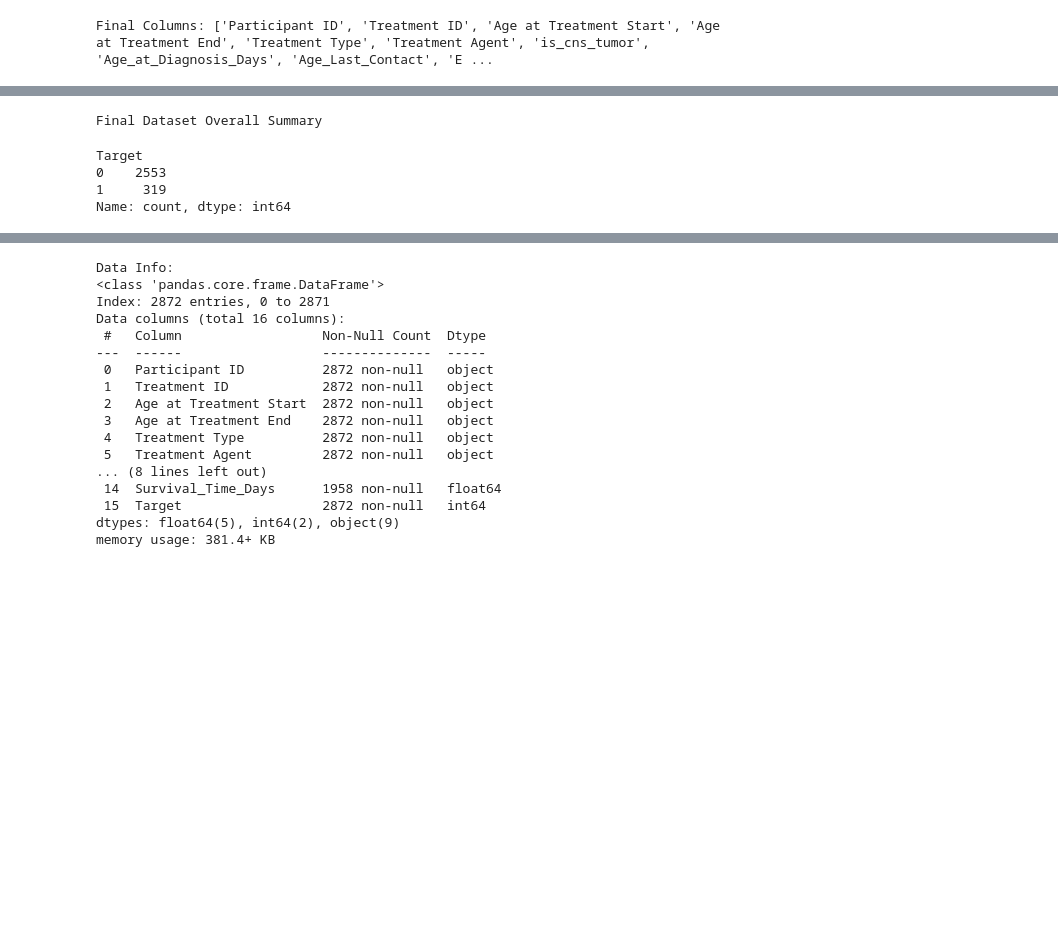
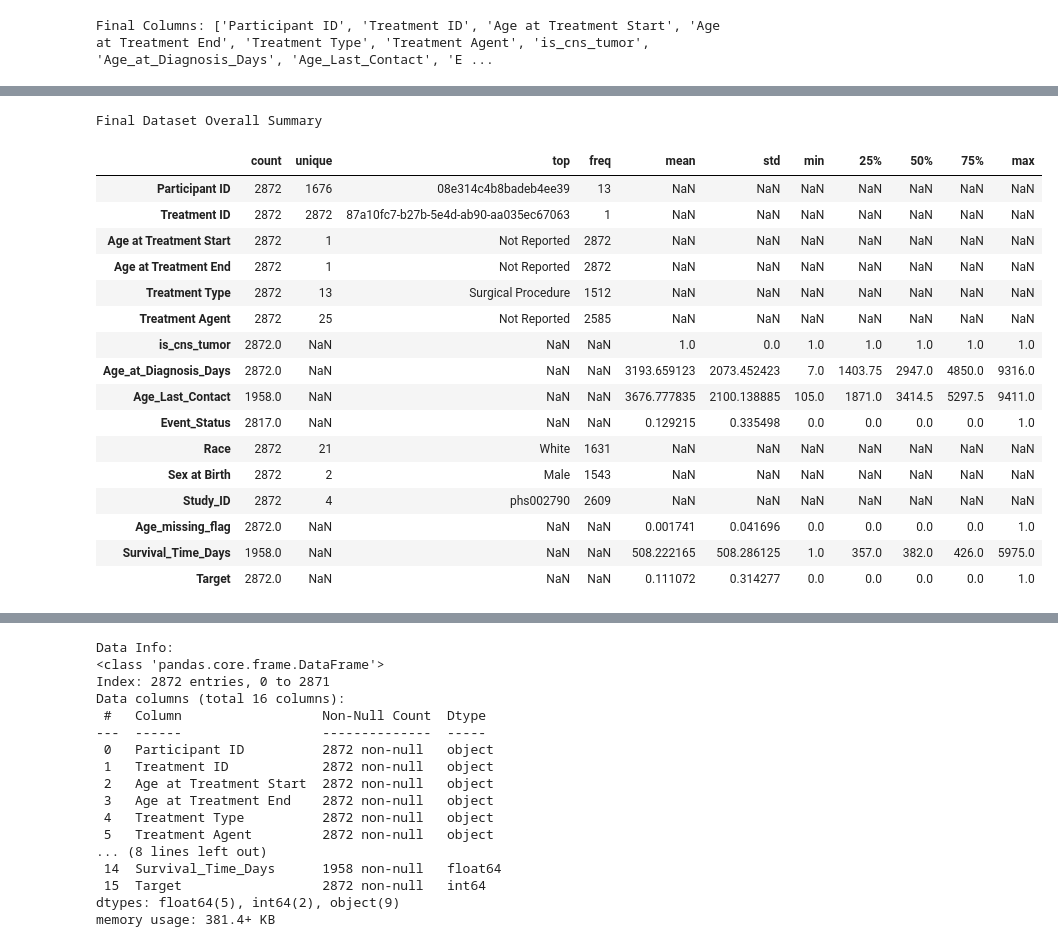
Before and after one commit to qthompsongit/final_project_bayesian, a Jupyter notebook: notebooks/qthompson_data_synth_and_bayesnet.ipynb, the cells around one changed output, grey strips where cells are left out. Saved outputs shown, nothing was run; the diff lists cells and outputs as text; code cells hidden in the pictures; blank space fills up the shorter version.

```diff
--- a/notebooks/qthompson_data_synth_and_bayesnet.ipynb
+++ b/notebooks/qthompson_data_synth_and_bayesnet.ipynb
@@ -132,11 +149,22 @@ Final Columns: ['Participant ID', 'Treatment ID', 'Age at Treatment Start', 'Age
 # %%
 print("Final Dataset Overall Summary")
-df_final_bayeswork.describe(include='all')
-
-df_final_bayeswork['Target'].value_counts()
+df_final_bayeswork.describe(include='all').T
 # %% [output]
 Final Dataset Overall Summary
-Target
-0    2553
-1     319
-Name: count, dtype: int64
+|  | count | unique | top | freq | mean | std | min | 25% | 50% | 75% | max |
+| Participant ID | 2872 | 1676 | 08e314c4b8badeb4ee39 | 13 | NaN | NaN | NaN | NaN | NaN | NaN | NaN |
+| Treatment ID | 2872 | 2872 | 87a10fc7-b27b-5e4d-ab90-aa035ec67063 | 1 | NaN | NaN | NaN | NaN | NaN | NaN | NaN |
+| Age at Treatment Start | 2872 | 1 | Not Reported | 2872 | NaN | NaN | NaN | NaN | NaN | NaN | NaN |
+| Age at Treatment End | 2872 | 1 | Not Reported | 2872 | NaN | NaN | NaN | NaN | NaN | NaN | NaN |
+| Treatment Type | 2872 | 13 | Surgical Procedure | 1512 | NaN | NaN | NaN | NaN | NaN | NaN | NaN |
+| Treatment Agent | 2872 | 25 | Not Reported | 2585 | NaN | NaN | NaN | NaN | NaN | NaN | NaN |
+| is_cns_tumor | 2872.0 | NaN | NaN | NaN | 1.0 | 0.0 | 1.0 | 1.0 | 1.0 | 1.0 | 1.0 |
+| Age_at_Diagnosis_Days | 2872.0 | NaN | NaN | NaN | 3193.659123 | 2073.452423 | 7.0 | 1403.75 | 2947.0 | 4850.0 | 9316.0 |
+| Age_Last_Contact | 1958.0 | NaN | NaN | NaN | 3676.777835 | 2100.138885 | 105.0 | 1871.0 | 3414.5 | 5297.5 | 9411.0 |
+| Event_Status | 2817.0 | NaN | NaN | NaN | 0.129215 | 0.335498 | 0.0 | 0.0 | 0.0 | 0.0 | 1.0 |
+| Race | 2872 | 21 | White | 1631 | NaN | NaN | NaN | NaN | NaN | NaN | NaN |
+| Sex at Birth | 2872 | 2 | Male | 1543 | NaN | NaN | NaN | NaN | NaN | NaN | NaN |
+| Study_ID | 2872 | 4 | phs002790 | 2609 | NaN | NaN | NaN | NaN | NaN | NaN | NaN |
+| Age_missing_flag | 2872.0 | NaN | NaN | NaN | 0.001741 | 0.041696 | 0.0 | 0.0 | 0.0 | 0.0 | 1.0 |
+| Survival_Time_Days | 1958.0 | NaN | NaN | NaN | 508.222165 | 508.286125 | 1.0 | 357.0 | 382.0 | 426.0 | 5975.0 |
+| Target | 2872.0 | NaN | NaN | NaN | 0.111072 | 0.314277 | 0.0 | 0.0 | 0.0 | 0.0 | 1.0 |
```
Also changed, not shown: parts of 11 cells of this notebook, 5 other files.
